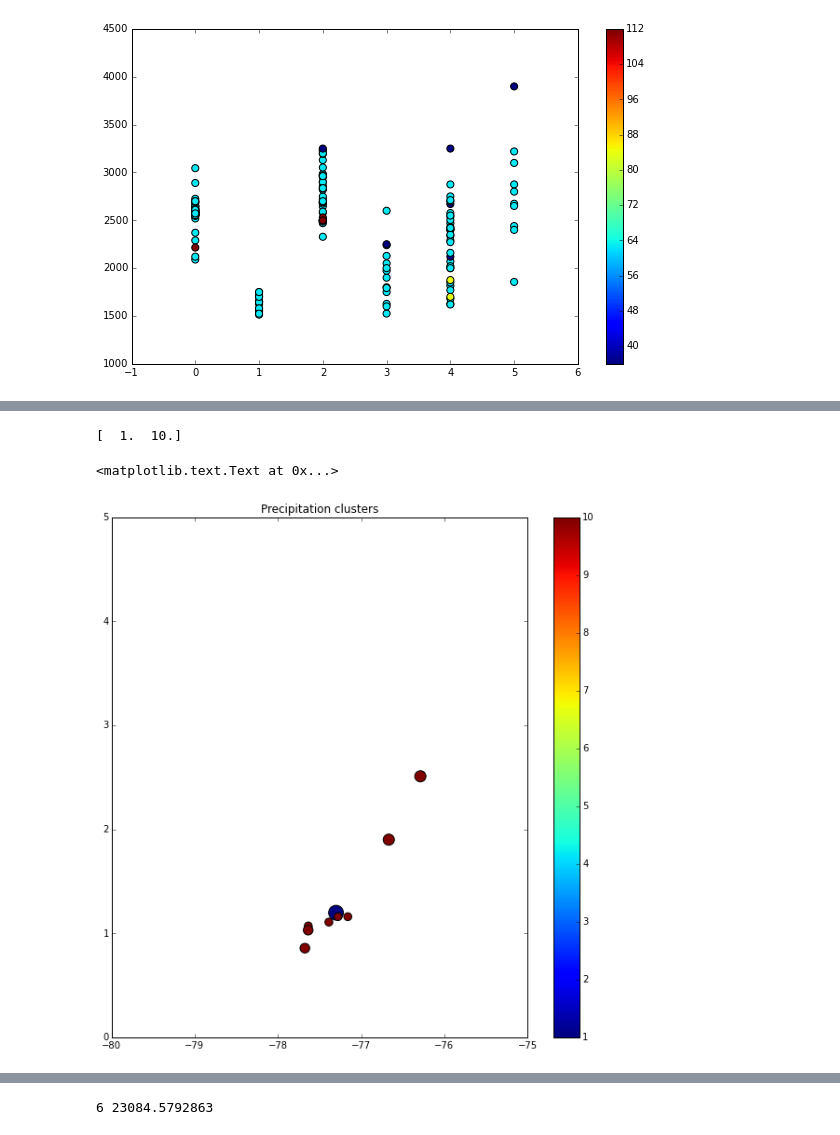
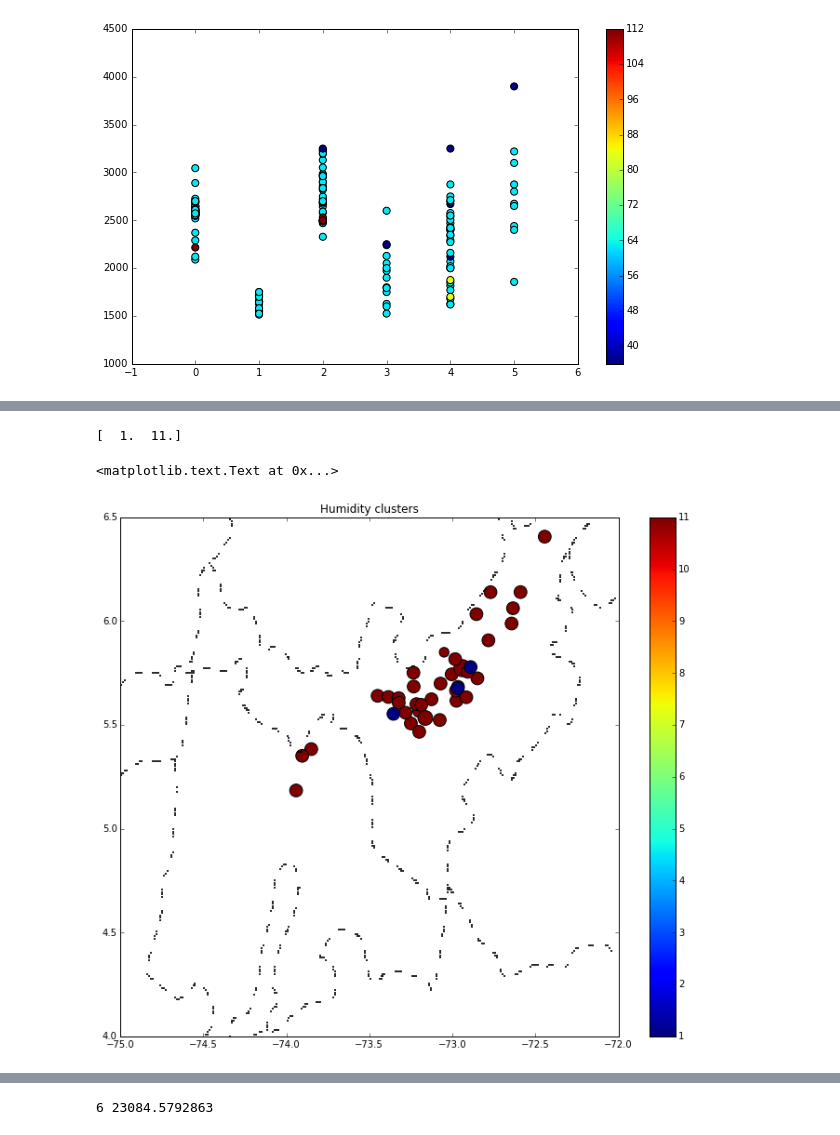
Before and after one commit to saint-germain/ideam, a Jupyter notebook: PCA-IDEAM-WC.ipynb, the cells around one changed output, grey strips where cells are left out. Cells and saved outputs as stored; diff of their text form; code cells hidden in the pictures.

```diff
--- a/PCA-IDEAM-WC.ipynb
+++ b/PCA-IDEAM-WC.ipynb
@@ -167,10 +169,12 @@ ymax=max(XprojL[:, 1])
 latL=np.zeros(len(df.LATITUD))
 lonL=np.zeros(len(df.LATITUD))
 codeL=np.zeros(len(df.LATITUD))
+altL=np.zeros(len(df.LATITUD))
 for i in range(len(df.LATITUD)):
     latL[i]=conversion(df.LATITUD[i])
     lonL[i]=conversion(df.LONGITUD[i])
     codeL[i]=df.CODIGO[i]
+    altL[i]=df.ELEV[i]
 
 # Mixtura gaussiana para kcomp clusters (4)
 kcomp=11
@@ -438,11 +444,12 @@ ymax=max(XprojB[:, 1])
 latB=np.zeros(len(df.LATITUD))
 lonB=np.zeros(len(df.LATITUD))
 codeB=np.zeros(len(df.LATITUD))
+altB=np.zeros(len(df.LATITUD))
 for i in range(len(df.LATITUD)):
     latB[i]=conversion(df.LATITUD[i])
     lonB[i]=conversion(df.LONGITUD[i])
     codeB[i]=df.CODIGO[i]
-
+    altB[i]=df.ELEV[i]
 # Mixtura gaussiana para kcomp clusters
 kcomp=5
 gmm = GMM(kcomp, covariance_type='tied', random_state=0)
@@ -964,0 +932,18 @@ plt.title("Precipitation clusters")
+# %%
+# clusters favoritos (encima de 2500 metros) son 0-cundinamarca y 2-boyaca
+# clusters de brillo solar:
+plt.figure(figsize=(12,10))
+filter=(listcomp12[:,6]==2)
+list12label=np.zeros(len(listcomp12[filter]))+11
+for i in range(len(listcomp12[filter])):
+    if((codeB==listcomp12[filter][i,2]).sum()==1):
+        list12label[i]=cluster_labelB[codeB==listcomp12[filter][i,2]][0]
+print np.unique(list12label)
+plt.scatter(-listcomp12[:,3][filter],-listcomp12[:,4][filter],c=list12label,s=probarr12*112*8*3)
+plt.colorbar()
+plt.scatter(colvec[:,0],colvec[:,1],s=1)
+
+#plt.colorbar()
+plt.xlim(-75,-72)
+plt.ylim(4,6.5)
+plt.title("Sunshine clusters")
@@ -965,18 +954,22 @@ plt.title("Precipitation clusters")
 # %%
-# clusters favoritos (encima de 2500 metros) son 0 cordillera oriental y 6 macizo colombiano
-plt.figure(figsize=(10,10))
-filter=(listcomp12[:,6]==6)
-list12label=np.zeros(len(listcomp12[filter]))
+# clusters favoritos (encima de 2500 metros) son 0-cundinamarca y 2-boyaca
+# clusters de humedad:
+plt.figure(figsize=(12,10))
+filter=(listcomp12[:,6]==2)
+list12label=np.zeros(len(listcomp12[filter]))+11
 for i in range(len(listcomp12[filter])):
-    if((codeL==listcomp12[filter][i,2]).sum()==1):
-        list12label[i]=cluster_labelL[codeL==listcomp12[filter][i,2]][0]
+    if((codeH==listcomp12[filter][i,2]).sum()==1):
+        list12label[i]=cluster_labelH[codeH==listcomp12[filter][i,2]][0]
 print np.unique(list12label)
 plt.scatter(-listcomp12[:,3][filter],-listcomp12[:,4][filter],c=list12label,s=probarr12*112*8*3)
 plt.colorbar()
-plt.xlim(-80,-75)
-plt.ylim(0,5)
-plt.title("Precipitation clusters")
+plt.scatter(colvec[:,0],colvec[:,1],s=1)
+
+#plt.colorbar()
+plt.xlim(-75,-72)
+plt.ylim(4,6.5)
+plt.title("Humidity clusters")
 # %% [output]
-[  1.  10.]
+[  1.  11.]
 <matplotlib.text.Text at 0x...>
-[figure, old version]
+[figure, new version]
```
Also changed, not shown: parts of 65 cells of this notebook, 6 other files.
